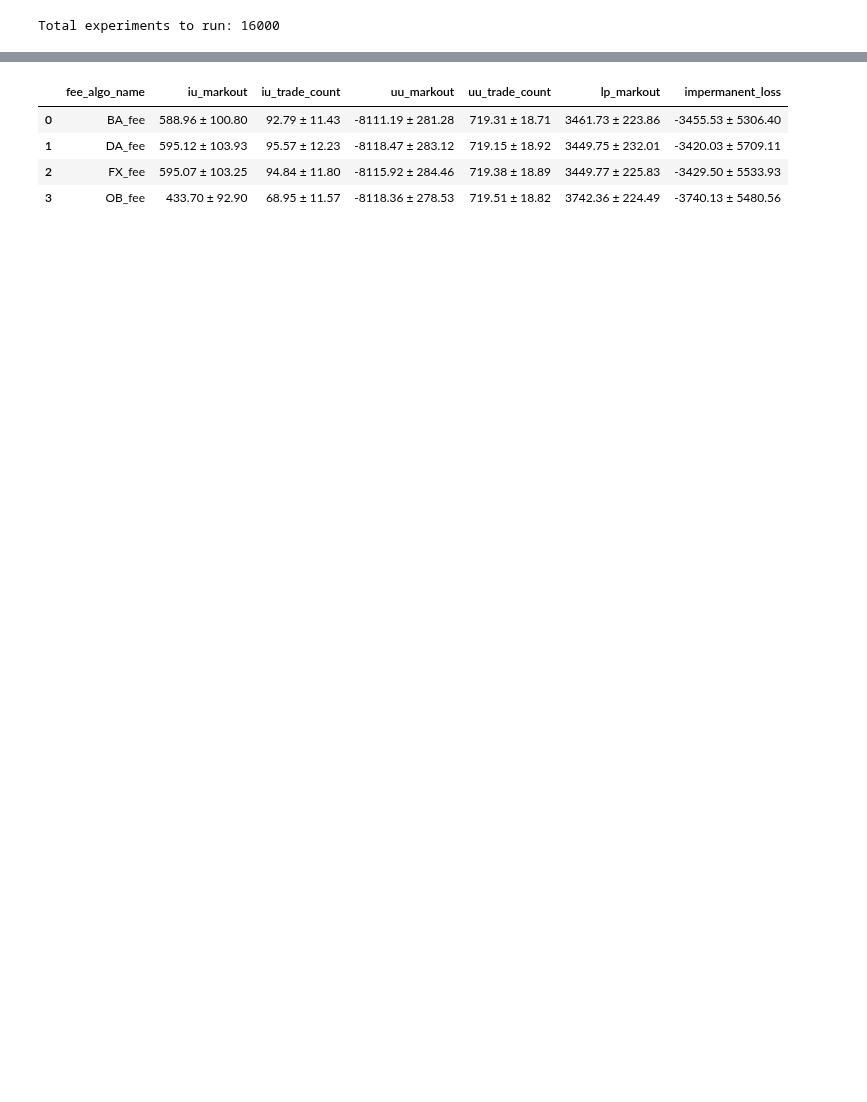
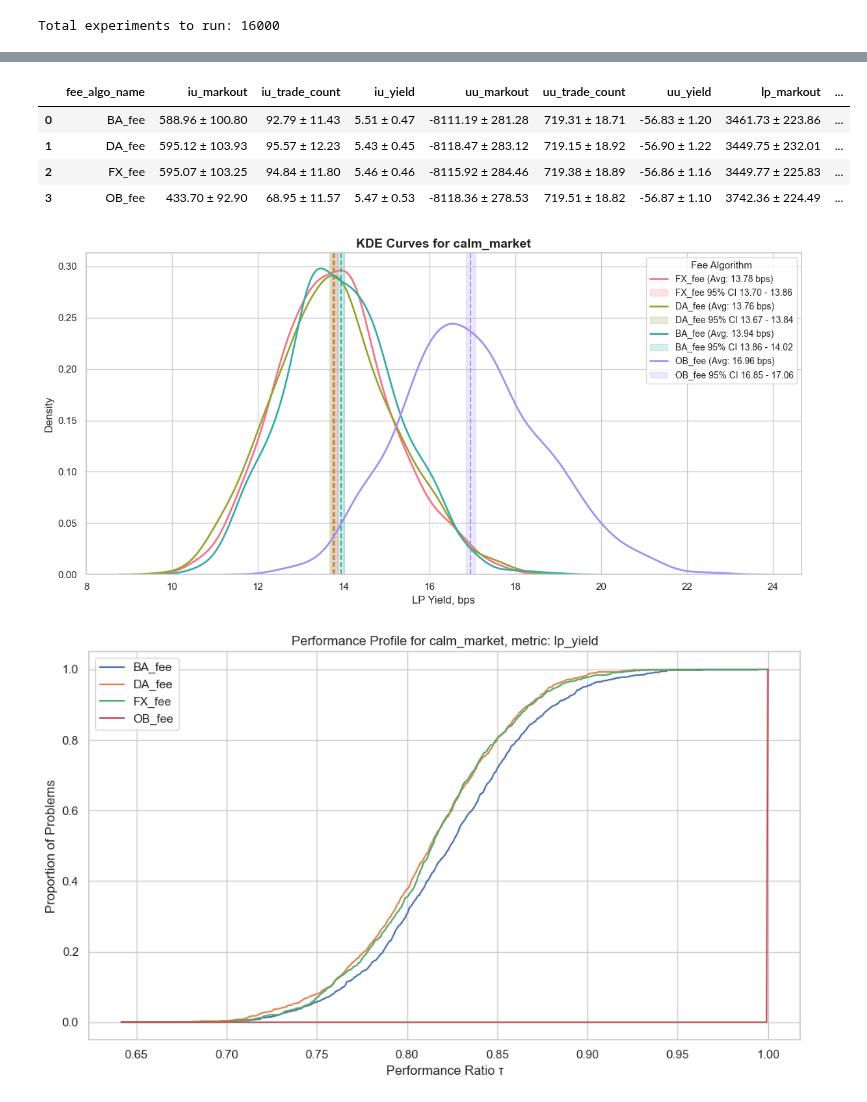
Before and after one commit to swnirk/Dex-Dynamic-Fee, a Jupyter notebook: visualizations/fee_algorithms_comparison_synth_data.ipynb, the cells around one changed output, grey strips where cells are left out. Saved outputs shown, nothing was run; the diff lists cells and outputs as text; code cells hidden in the pictures; blank space fills up the shorter version.

```diff
--- a/visualizations/fee_algorithms_comparison_synth_data.ipynb
+++ b/visualizations/fee_algorithms_comparison_synth_data.ipynb
@@ -181,16 +286,28 @@ show_stats_for_data_alias(
 # %%
 # Calm Market
 
 show_stats_for_data_alias(
     "calm_market",
     "artifacts/synthetic_data/calm_market_stats.csv"
 )
+
+plot_yield_stats(
+    "calm_market",
+    fee_algos=None
+)
+
+plot_performance_profile(
+    "calm_market",
+    fee_algos=None
+)
 # %% [output]
-|  | fee_algo_name | iu_markout | iu_trade_count | uu_markout | uu_trade_count | lp_markout | impermanent_loss |
-| 0 | BA_fee | 588.96 ± 100.80 | 92.79 ± 11.43 | -8111.19 ± 281.28 | 719.31 ± 18.71 | 3461.73 ± 223.86 | -3455.53 ± 5306.40 |
-| 1 | DA_fee | 595.12 ± 103.93 | 95.57 ± 12.23 | -8118.47 ± 283.12 | 719.15 ± 18.92 | 3449.75 ± 232.01 | -3420.03 ± 5709.11 |
-| 2 | FX_fee | 595.07 ± 103.25 | 94.84 ± 11.80 | -8115.92 ± 284.46 | 719.38 ± 18.89 | 3449.77 ± 225.83 | -3429.50 ± 5533.93 |
-| 3 | OB_fee | 433.70 ± 92.90 | 68.95 ± 11.57 | -8118.36 ± 278.53 | 719.51 ± 18.82 | 3742.36 ± 224.49 | -3740.13 ± 5480.56 |
+|  | fee_algo_name | iu_markout | iu_trade_count | iu_yield | uu_markout | uu_trade_count | uu_yield | lp_markout | ... |
+| 0 | BA_fee | 588.96 ± 100.80 | 92.79 ± 11.43 | 5.51 ± 0.47 | -8111.19 ± 281.28 | 719.31 ± 18.71 | -56.83 ± 1.20 | 3461.73 ± 223.86 | ... |
+| 1 | DA_fee | 595.12 ± 103.93 | 95.57 ± 12.23 | 5.43 ± 0.45 | -8118.47 ± 283.12 | 719.15 ± 18.92 | -56.90 ± 1.22 | 3449.75 ± 232.01 | ... |
+| 2 | FX_fee | 595.07 ± 103.25 | 94.84 ± 11.80 | 5.46 ± 0.46 | -8115.92 ± 284.46 | 719.38 ± 18.89 | -56.86 ± 1.16 | 3449.77 ± 225.83 | ... |
+| 3 | OB_fee | 433.70 ± 92.90 | 68.95 ± 11.57 | 5.47 ± 0.53 | -8118.36 ± 278.53 | 719.51 ± 18.82 | -56.87 ± 1.10 | 3742.36 ± 224.49 | ... |
+[figure, added]
+[figure, added]
 # %%
 # Bull Market
 
```
Also changed, not shown: parts of 6 cells of this notebook, 7 other files.
